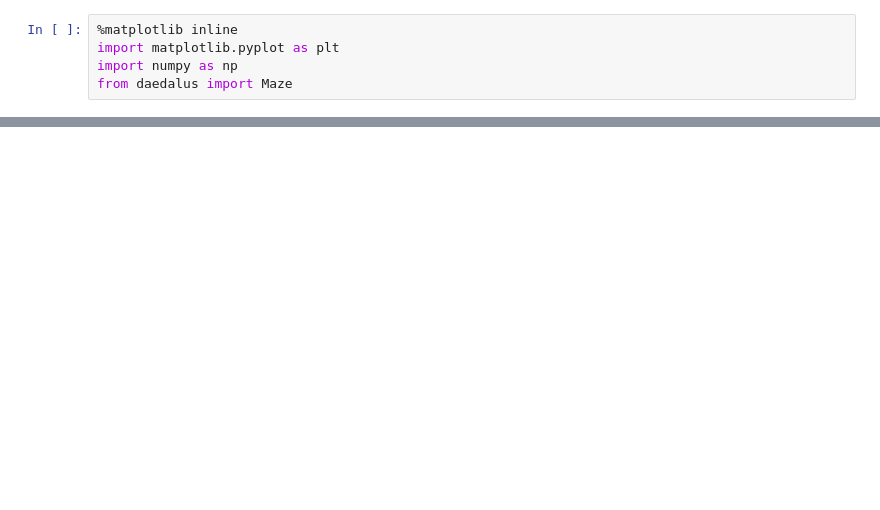
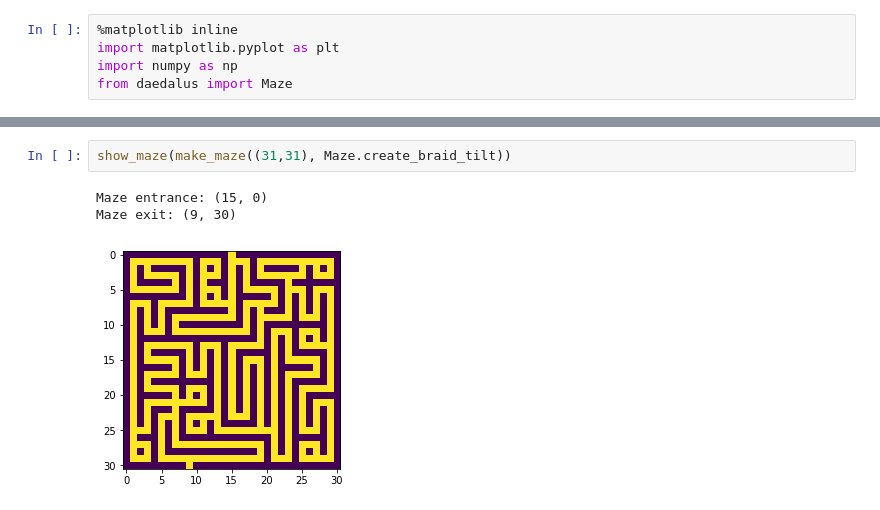
Before and after one commit to wroberts/pydaedalus, a Jupyter notebook: demo.ipynb, the cells around one changed output, grey strips where cells are left out. Drawn from its saved outputs; the diff is of its cells as text; blank space fills up the shorter version.

```diff
--- a/demo.ipynb
+++ b/demo.ipynb
@@ -26,0 +41,6 @@ show_maze(make_maze((31,31),Maze.create_unicursal))
+# %%
+show_maze(make_maze((31,31), Maze.create_braid_tilt))
+# %% [output]
+Maze entrance: (15, 0)
+Maze exit: (9, 30)
+[figure, added]
```
Also changed, not shown: parts of 7 cells of this notebook.
